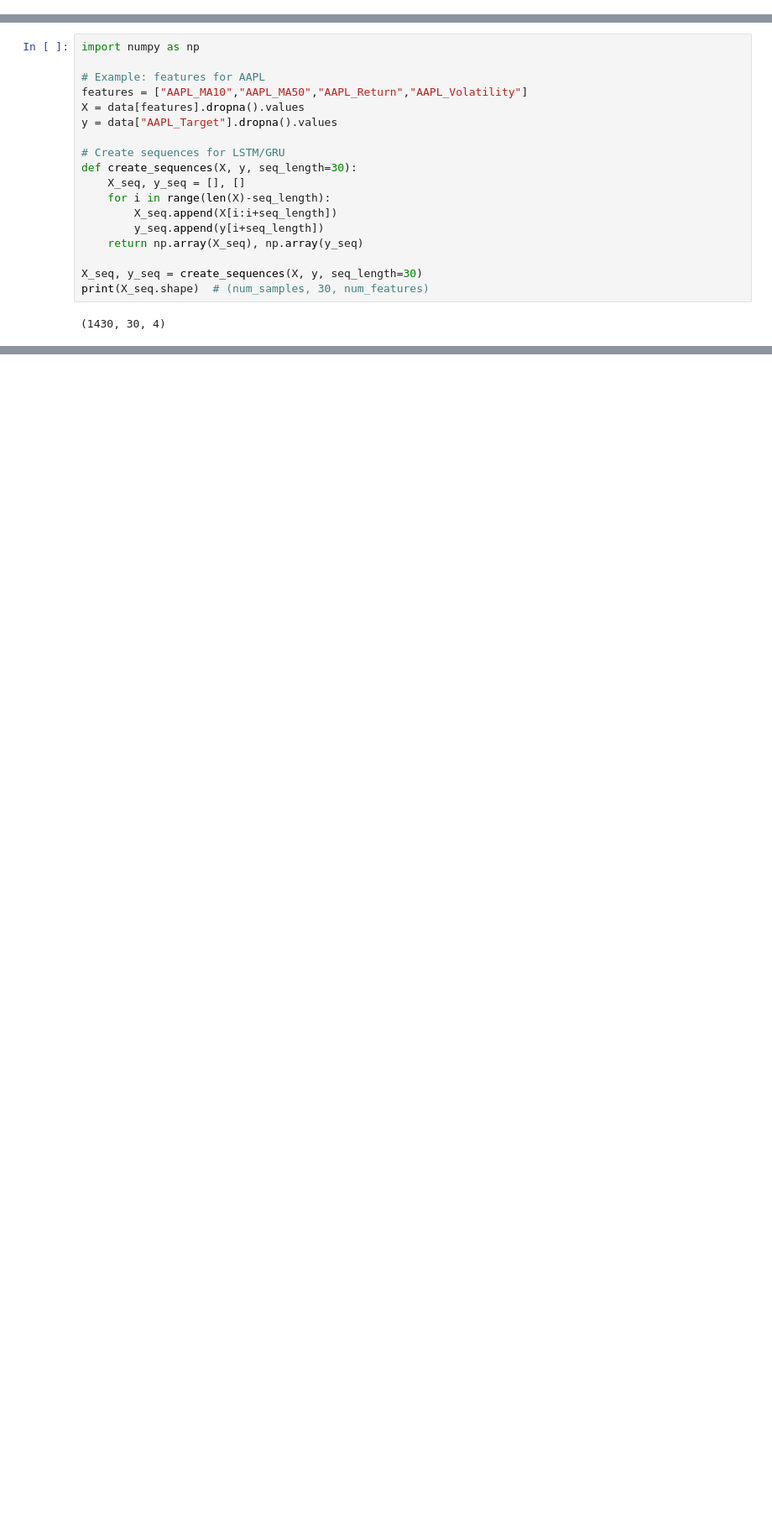
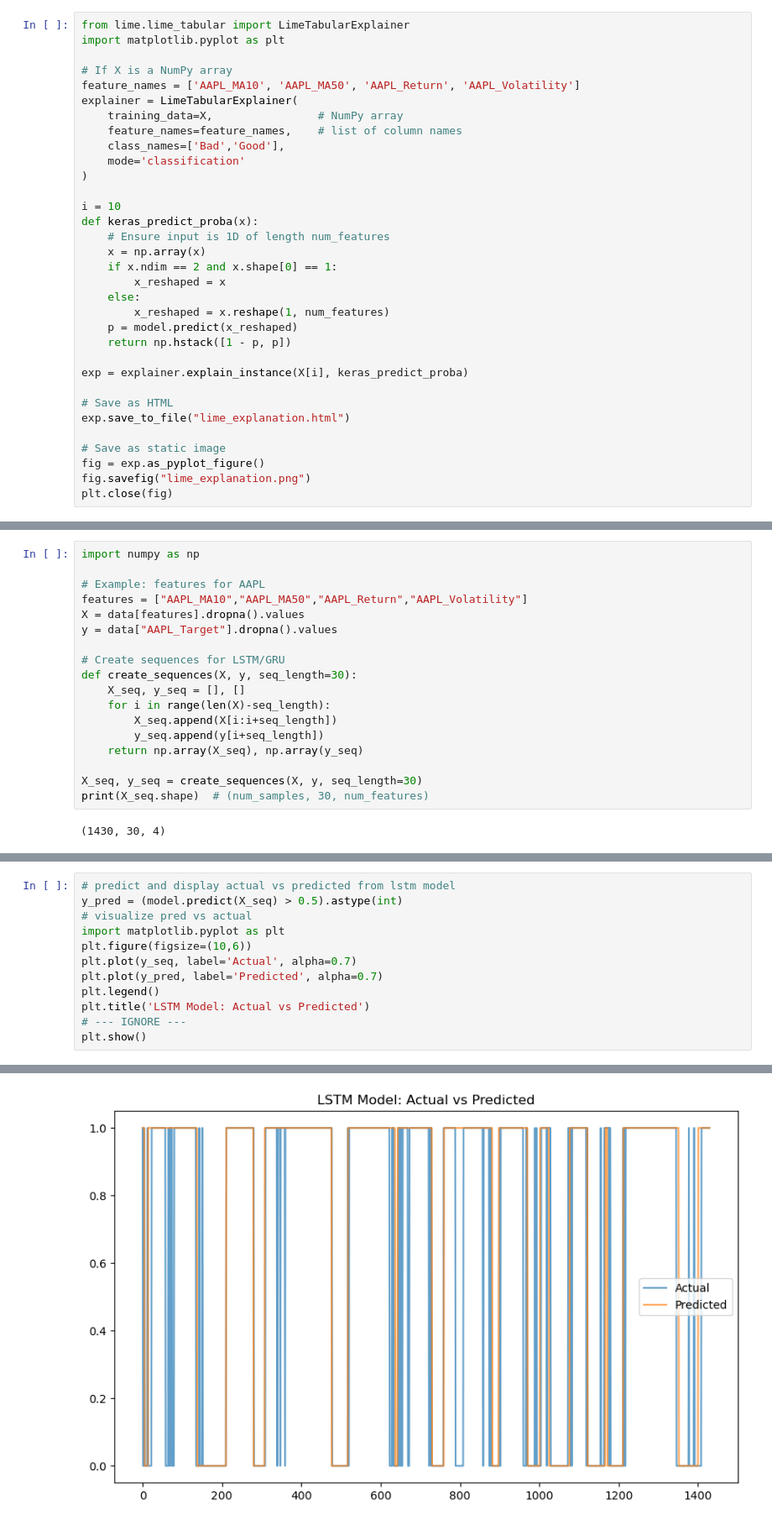
Before and after one commit to kunal-nehete/Stock_Screening_ML, a Jupyter notebook: Stock Screening.ipynb, the cells around one changed output, grey strips where cells are left out. Shown at 84% size. Drawn from its saved outputs; the diff is of its cells as text; blank space fills up the shorter version.

```diff
--- a/Stock Screening.ipynb
+++ b/Stock Screening.ipynb
@@ -211,0 +209,33 @@ exp.show_in_notebook(show_table=True)
+# %%
+from lime.lime_tabular import LimeTabularExplainer
+import matplotlib.pyplot as plt
+
+# If X is a NumPy array
+feature_names = ['AAPL_MA10', 'AAPL_MA50', 'AAPL_Return', 'AAPL_Volatility']
+explainer = LimeTabularExplainer(
+    training_data=X,                # NumPy array
+    feature_names=feature_names,    # list of column names
+    class_names=['Bad','Good'],
+    mode='classification'
+)
+
+i = 10
+def keras_predict_proba(x):
+    # Ensure input is 1D of length num_features
+    x = np.array(x)
+    if x.ndim == 2 and x.shape[0] == 1:
+        x_reshaped = x
+    else:
+        x_reshaped = x.reshape(1, num_features)
+    p = model.predict(x_reshaped)
+    return np.hstack([1 - p, p])
+
+exp = explainer.explain_instance(X[i], keras_predict_proba)
+
+# Save as HTML
+exp.save_to_file("lime_explanation.html")
+
+# Save as static image
+fig = exp.as_pyplot_figure()
+fig.savefig("lime_explanation.png")
+plt.close(fig)
@@ -300,0 +380,13 @@ Epoch 20/20
+# %%
+# predict and display actual vs predicted from lstm model
+y_pred = (model.predict(X_seq) > 0.5).astype(int)
+# visualize pred vs actual
+import matplotlib.pyplot as plt
+plt.figure(figsize=(10,6))
+plt.plot(y_seq, label='Actual', alpha=0.7)
+plt.plot(y_pred, label='Predicted', alpha=0.7)
+plt.legend()
+plt.title('LSTM Model: Actual vs Predicted')
+# --- IGNORE ---
+plt.show()
+# %% [output]
@@ -300,0 +394 @@ Epoch 20/20
+[figure, added]
```
Also changed, not shown: parts of 8 cells of this notebook.
